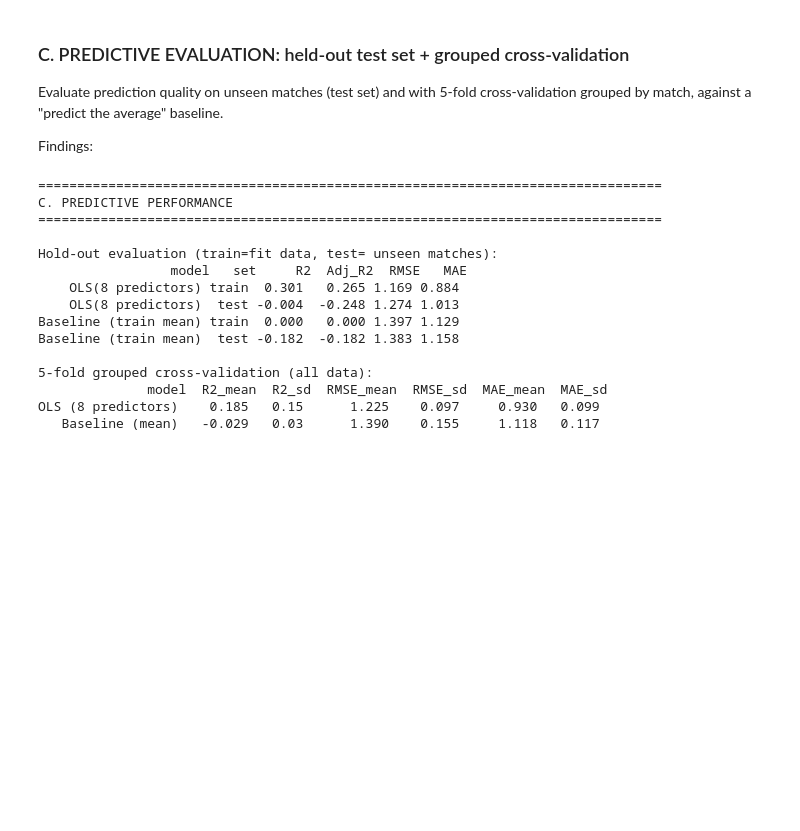
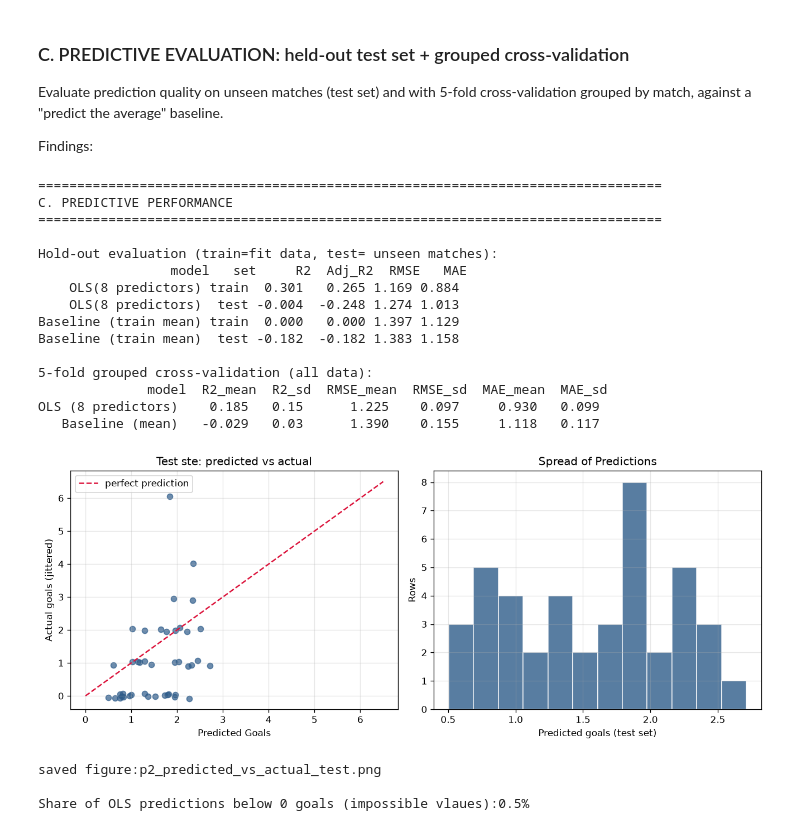
Before and after one commit to nayandeep-shrestha/assessment_3_HIT140, a Jupyter notebook: Linear Regression 2.2/Reg2.2.ipynb, the cells around one changed output. Saved outputs shown, nothing was run; the diff lists cells and outputs as text; code cells hidden in the pictures; blank space fills up the shorter version.

Commit message:
predicted vs actual on the test set

```diff
--- a/Linear Regression 2.2/Reg2.2.ipynb
+++ b/Linear Regression 2.2/Reg2.2.ipynb
@@ -697,30 +697,55 @@ hold.to_csv(TAB_DIR/ "p2_holdout_performance.csv", index=False)
 
 # 5-FOLD Cv on All data, folds split by match so both rows of a match are always together
 cv=GroupKFold(n_splits=CV_FOLDS)
 scoring={"R2":"r2","RMSE":"neg_root_mean_squared_error","MAE":"neg_mean_absolute_error"}
 cv_rows=[]
 for name, model in (("OLS (8 predictors)", LinearRegression()), ("Baseline (mean)", DummyRegressor(strategy="mean"))):
     res=cross_validate(model, df[FEATURES], y_all, groups=df["match_id"], cv=cv, scoring=scoring)
     cv_rows.append({"model":name,
                     "R2_mean": res["test_R2"].mean(), "R2_sd":res['test_R2'].std(),
                    "RMSE_mean": -res["test_RMSE"].mean(), "RMSE_sd": res["test_RMSE"].std(),
                     "MAE_mean": -res["test_MAE"].mean(), "MAE_sd": res["test_MAE"].std()})
 cv_table=pd.DataFrame(cv_rows).round(3)
 print(f"\n{CV_FOLDS}-fold grouped cross-validation (all data):\n", cv_table.to_string(index=False))
 cv_table.to_csv(TAB_DIR/ "p2_cross_validation.csv", index=False)
+
+#predicted vs actual on the test set
+pred_te =lr.predict(Xte)
+fig, axes = plt.subplots(1,2,figsize=(11,4.5))
+ax=axes[0]
+ax.scatter(pred_te, yte + rng.uniform(-0.1, 0.1, len(yte)), alpha=0.7, color="#2E5C8A")
+lim= max(pred_te.max(), yte.max())+0.5
+ax.plot([0, lim], [0, lim], color="crimson", ls="--", label="perfect prediction")
+ax.set_xlabel("Predicted Goals")
+ax.set_ylabel("Actual goals (jittered)")
+ax.set_title("Test ste: predicted vs actual")
+ax.legend()
+ax=axes[1]
+ax.hist(pred_te, bins=12, color="#2E5C8A", edgecolor="white", alpha=0.8)
+ax.set_xlabel("Predicted goals (test set)")
+ax.set_ylabel("Rows")
+ax.set_title("Spread of Predictions")
+save_fig("p2_predicted_vs_actual_test.png")
+
+neg_share=(lr.predict(df[FEATURES])<0).mean()
+print(f"\nShare of OLS predictions below 0 goals (impossible vlaues):{neg_share:.1%}")
 # %% [output]
 ================================================================================
 C. PREDICTIVE PERFORMANCE
 ================================================================================
 
 Hold-out evaluation (train=fit data, test= unseen matches):
                  model   set     R2  Adj_R2  RMSE   MAE
     OLS(8 predictors) train  0.301   0.265 1.169 0.884
     OLS(8 predictors)  test -0.004  -0.248 1.274 1.013
 Baseline (train mean) train  0.000   0.000 1.397 1.129
 Baseline (train mean)  test -0.182  -0.182 1.383 1.158
 
 5-fold grouped cross-validation (all data):
               model  R2_mean  R2_sd  RMSE_mean  RMSE_sd  MAE_mean  MAE_sd
 OLS (8 predictors)    0.185   0.15      1.225    0.097     0.930   0.099
    Baseline (mean)   -0.029   0.03      1.390    0.155     1.118   0.117
+[figure, added]
+saved figure:p2_predicted_vs_actual_test.png
+
+Share of OLS predictions below 0 goals (impossible vlaues):0.5%
```
Also changed, not shown: 1 other file.
